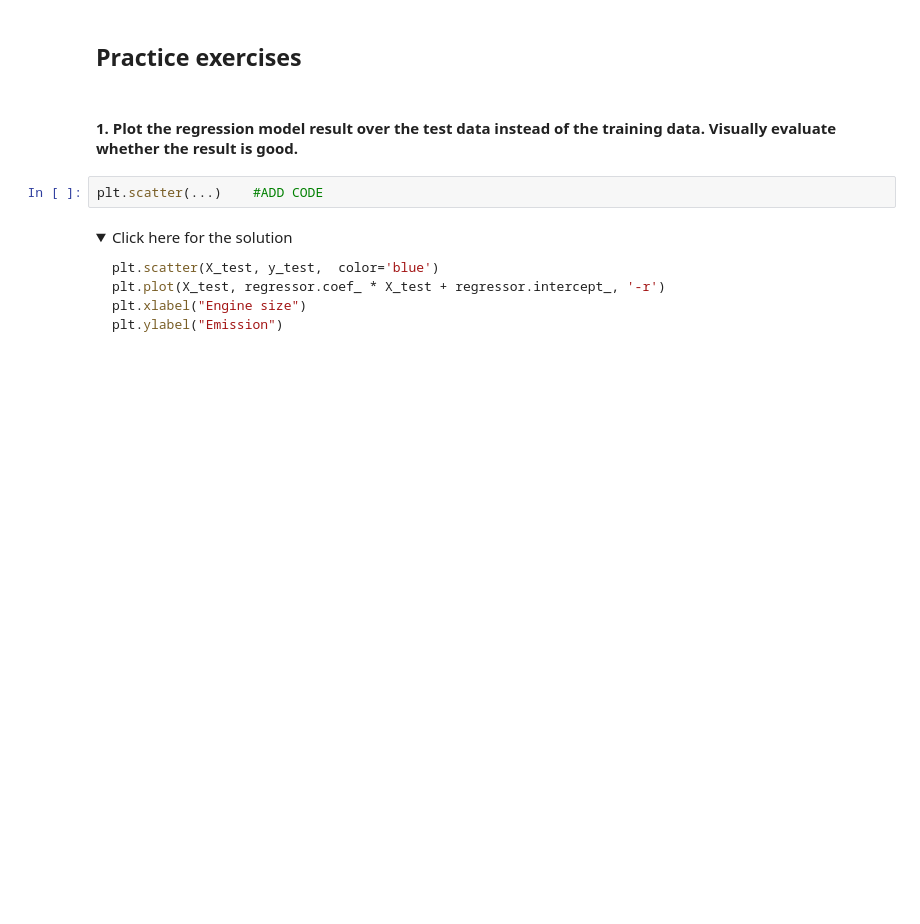
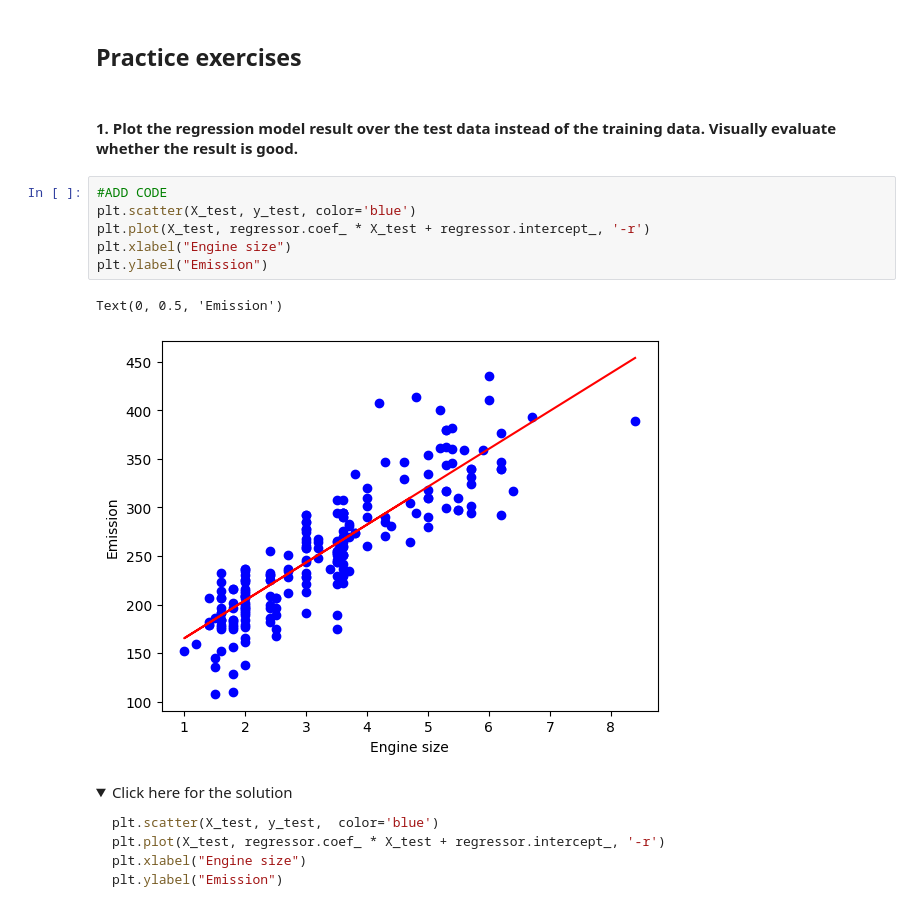
Before and after one commit to darwin-garcia/IBM-Data-Science, a Jupyter notebook: Module 9/Simple-Linear-Regression-v1.ipynb, the cells around one changed output. Saved outputs shown, nothing was run; the diff lists cells and outputs as text; folded sections open; blank space fills up the shorter version.

```diff
--- a/Module 9/Simple-Linear-Regression-v1.ipynb
+++ b/Module 9/Simple-Linear-Regression-v1.ipynb
@@ -339,8 +339,15 @@ R2-score: 0.76
 ## Practice exercises
 # %% [markdown]
 #### 1. Plot the regression model result over the test data instead of the training data. Visually evaluate whether the result is good.
-# %%
-plt.scatter(...)    #ADD CODE
+# %%
+#ADD CODE
+plt.scatter(X_test, y_test, color='blue')
+plt.plot(X_test, regressor.coef_ * X_test + regressor.intercept_, '-r')
+plt.xlabel("Engine size")
+plt.ylabel("Emission")
+# %% [output]
+Text(0, 0.5, 'Emission')
+[figure, added]
 # %% [markdown]
 <details><summary>Click here for the solution</summary>
 
```
Also changed, not shown: parts of 5 cells of this notebook, 1 other file.
